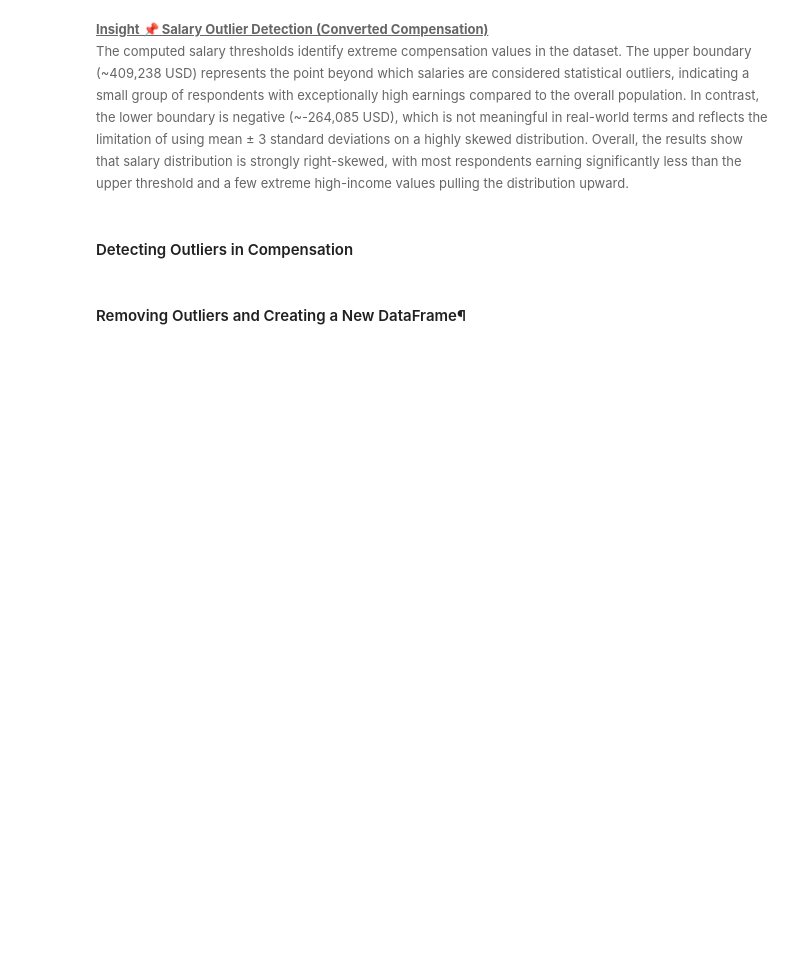
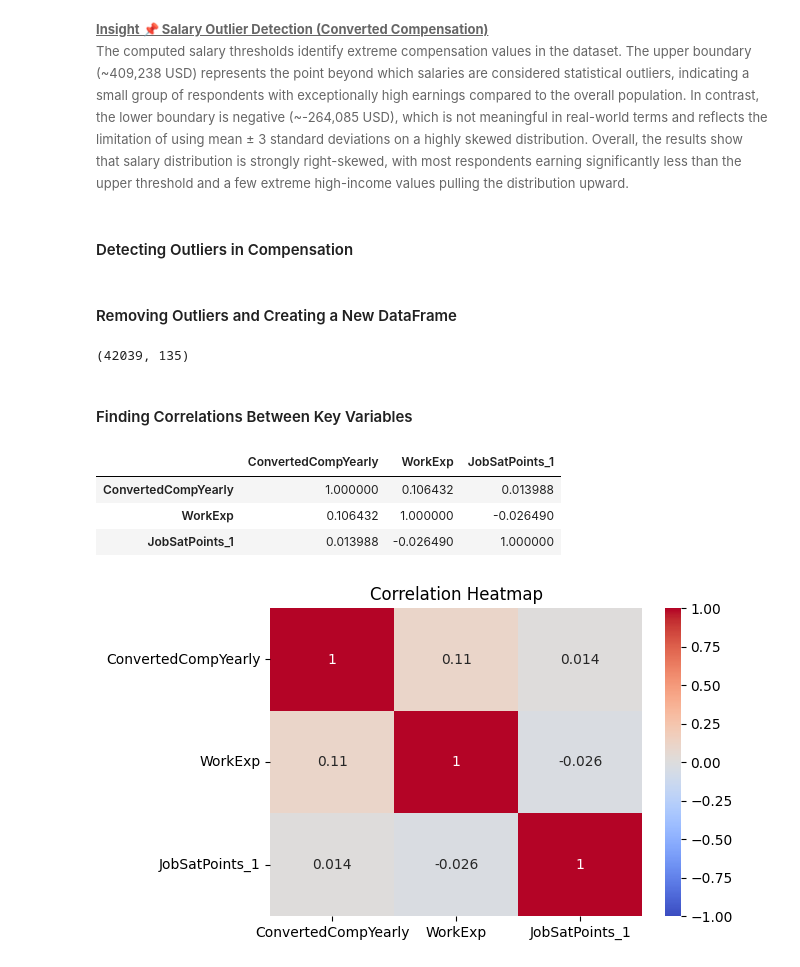
Before and after one commit to dev-evelin/ibm-data-analyst-capstone, a Jupyter notebook: notebooks/03_Exploratory_Data_Analysis.ipynb, the cells around one changed output. Cells and saved outputs as stored; diff of their text form; code cells hidden in the pictures; blank space fills up the shorter version.

```diff
--- a/notebooks/03_Exploratory_Data_Analysis.ipynb
+++ b/notebooks/03_Exploratory_Data_Analysis.ipynb
@@ -689,7 +671,7 @@ sns.boxplot(x=df["ConvertedCompYearly"])
 plt.title("Boxplot of Converted Compensation (Yearly)")
 plt.show()
 # %% [markdown]
-#### Removing Outliers and Creating a New DataFrame¶
+#### Removing Outliers and Creating a New DataFrame
 # %%
 df_no_outliers = df[
     (df["ConvertedCompYearly"] >= lower_bound) &
@@ -697,3 +679,6 @@ df_no_outliers = df[
 ]
 
 df_no_outliers
+df_no_outliers.shape
+# %% [output]
+(42039, 135)
@@ -701,0 +685,17 @@ df_no_outliers.shape
+# %% [markdown]
+#### Finding Correlations Between Key Variables
+# %%
+corr = df[["ConvertedCompYearly", "WorkExp","JobSatPoints_1"]].corr()
+corr
+# %% [output]
+|  | ConvertedCompYearly | WorkExp | JobSatPoints_1 |
+| ConvertedCompYearly | 1.000000 | 0.106432 | 0.013988 |
+| WorkExp | 0.106432 | 1.000000 | -0.026490 |
+| JobSatPoints_1 | 0.013988 | -0.026490 | 1.000000 |
+# %%
+plt.figure(figsize=(6,4))
+sns.heatmap(corr, annot=True, cmap="coolwarm", vmin=-1, vmax=1)
+plt.title("Correlation Heatmap")
+plt.show()
+# %% [output]
+[figure, added]
```
Also changed, not shown: parts of 6 cells of this notebook, 2 other files.
